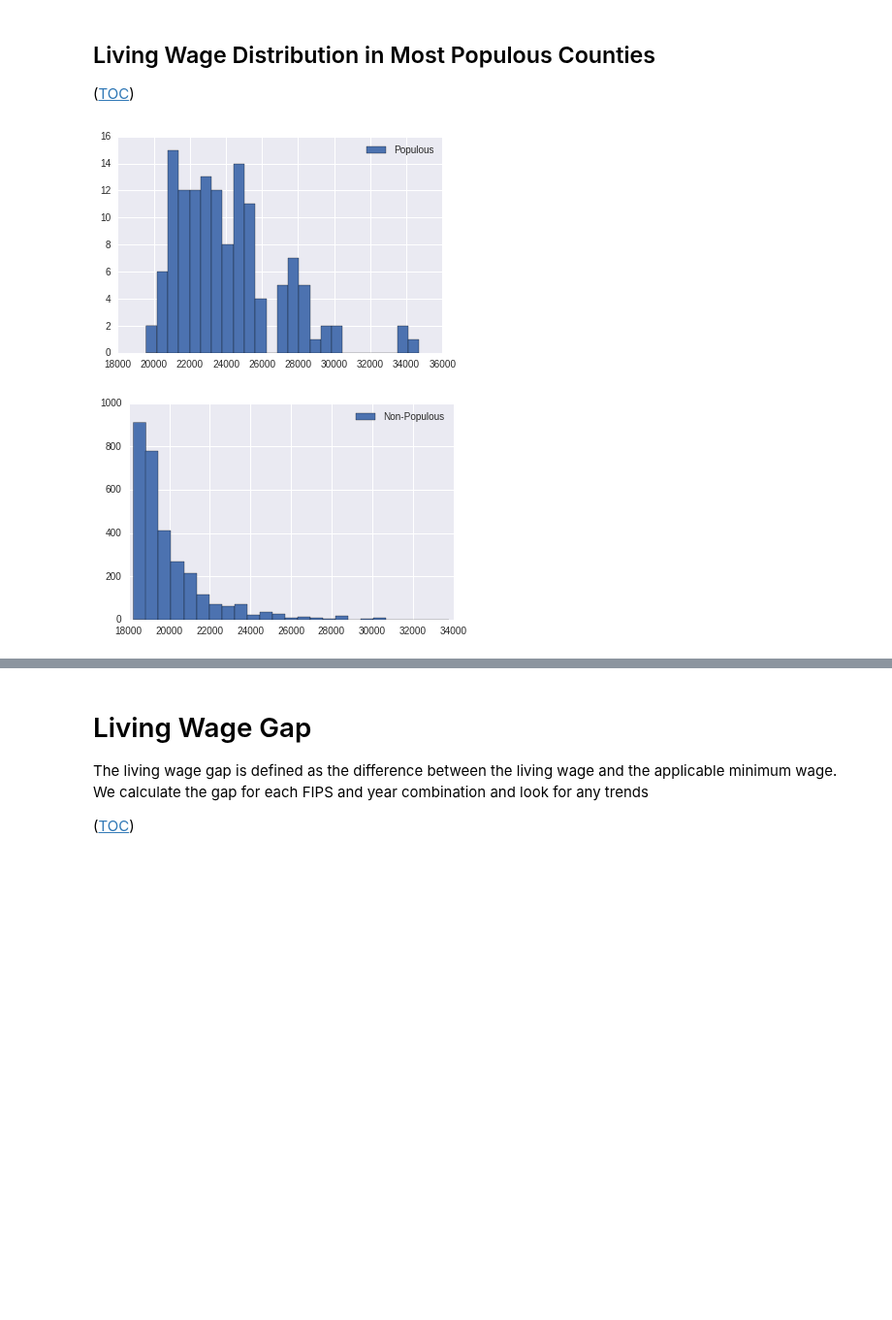
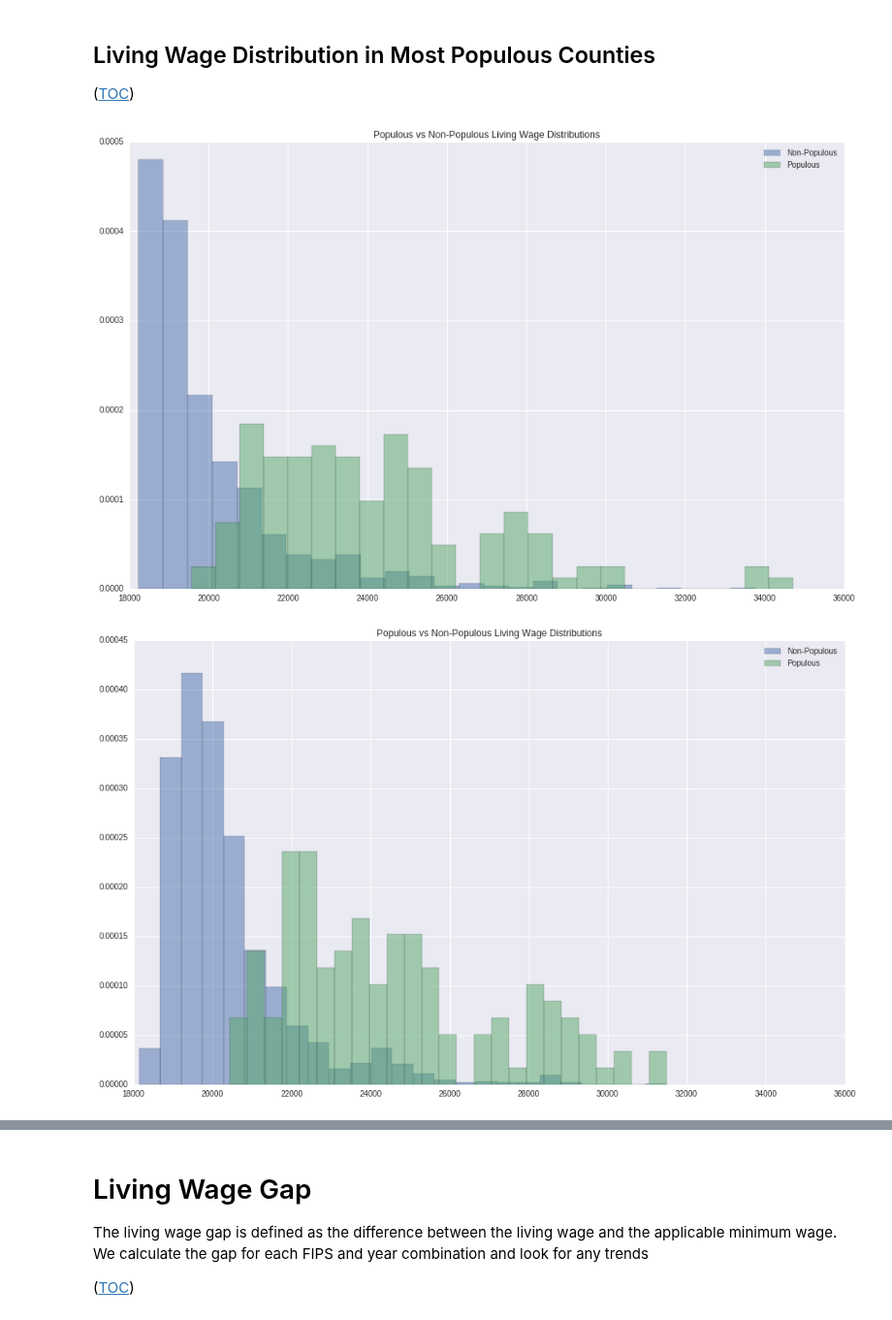
Before and after one commit to jquacinella/LivingWageModelExtension, a Jupyter notebook: Master's Thesis.ipynb, the cells around one changed output, grey strips where cells are left out. Shown at 97% size. Cells and saved outputs as stored; diff of their text form; code cells hidden in the pictures; blank space fills up the shorter version.

Commit message:
Adding histograms of pop. vs non-pop counties over years; would like to make animation

```diff
--- a/Master's Thesis.ipynb
+++ b/Master's Thesis.ipynb
@@ -1186,20 +1186,24 @@ l = f.axes[0].legend(loc="lower right")
 # %%
 least_populous_fips = list(set(final_model_values_df.index.values) - set(most_populous_fips))
 
 most_populous_living_wage_df = final_model_values_df.loc[most_populous_fips]
 least_populous_living_wage_df = final_model_values_df.loc[least_populous_fips]
 
-most_populous_living_wage_data = most_populous_living_wage_df[ most_populous_living_wage_df["year"] == 2004 ]["total_cost"].values
-least_populous_living_wage_data = least_populous_living_wage_df[ least_populous_living_wage_df["year"] == 2004 ]["total_cost"].values
+for year in range(2004, 2014):
+    most_populous_living_wage_data = most_populous_living_wage_df[ most_populous_living_wage_df["year"] == year ]["total_cost"].values
+    # most_populous_living_wage_data = [x / float(len(most_populous_living_wage_data)) for x in most_populous_living_wage_data]
+    # print most_populous_living_wage_data
 
-# f = plt.figure(figsize=(16, 10))
-plt.hist(most_populous_living_wage_data, 25, label="Populous")
-plt.legend()
-plt.show()
+    least_populous_living_wage_data = least_populous_living_wage_df[ least_populous_living_wage_df["year"] == year ]["total_cost"].values
+    # least_populous_living_wage_data = [x / float(len(least_populous_living_wage_data)) for x in least_populous_living_wage_data]
 
-plt.hist(least_populous_living_wage_data, 25, label="Non-Populous")
-plt.legend()
-plt.show()
+    f = plt.figure(figsize=(16, 10))
+    plt.hist(least_populous_living_wage_data, 25, normed=True, label="Non-Populous", alpha=0.5)
+    plt.hist(most_populous_living_wage_data, 25, normed=True, label="Populous", alpha=0.5)
+    plt.legend()
+    plt.title("Populous vs Non-Populous Living Wage Distributions")
+    plt.xlim([18000, 36000])
+    plt.show()
 # %% [output]
-[figure, old version]
+[figure, new version]
-[figure, old version]
+[figure, new version]
```
Also changed, not shown: parts of 2 cells of this notebook.
